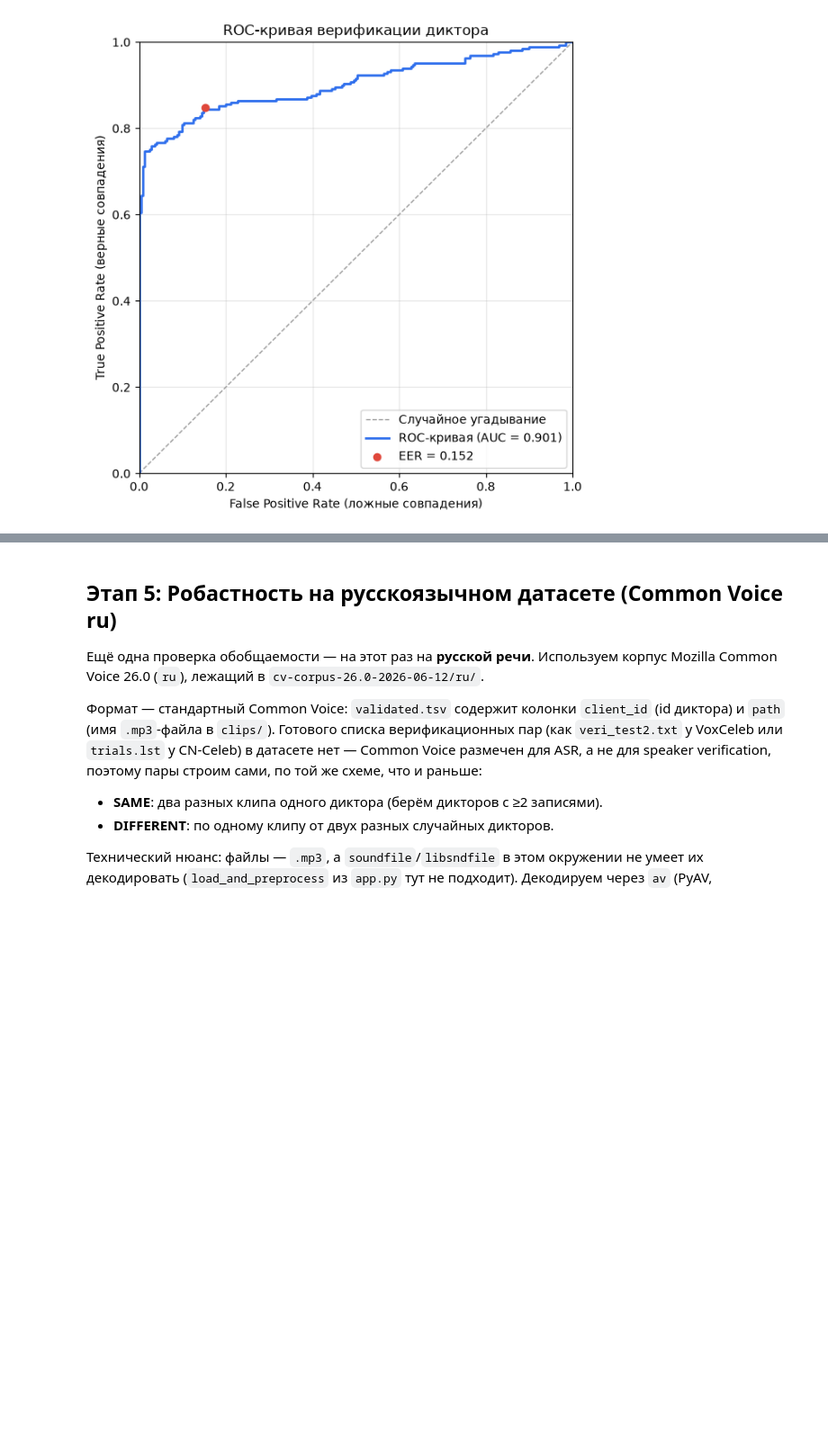
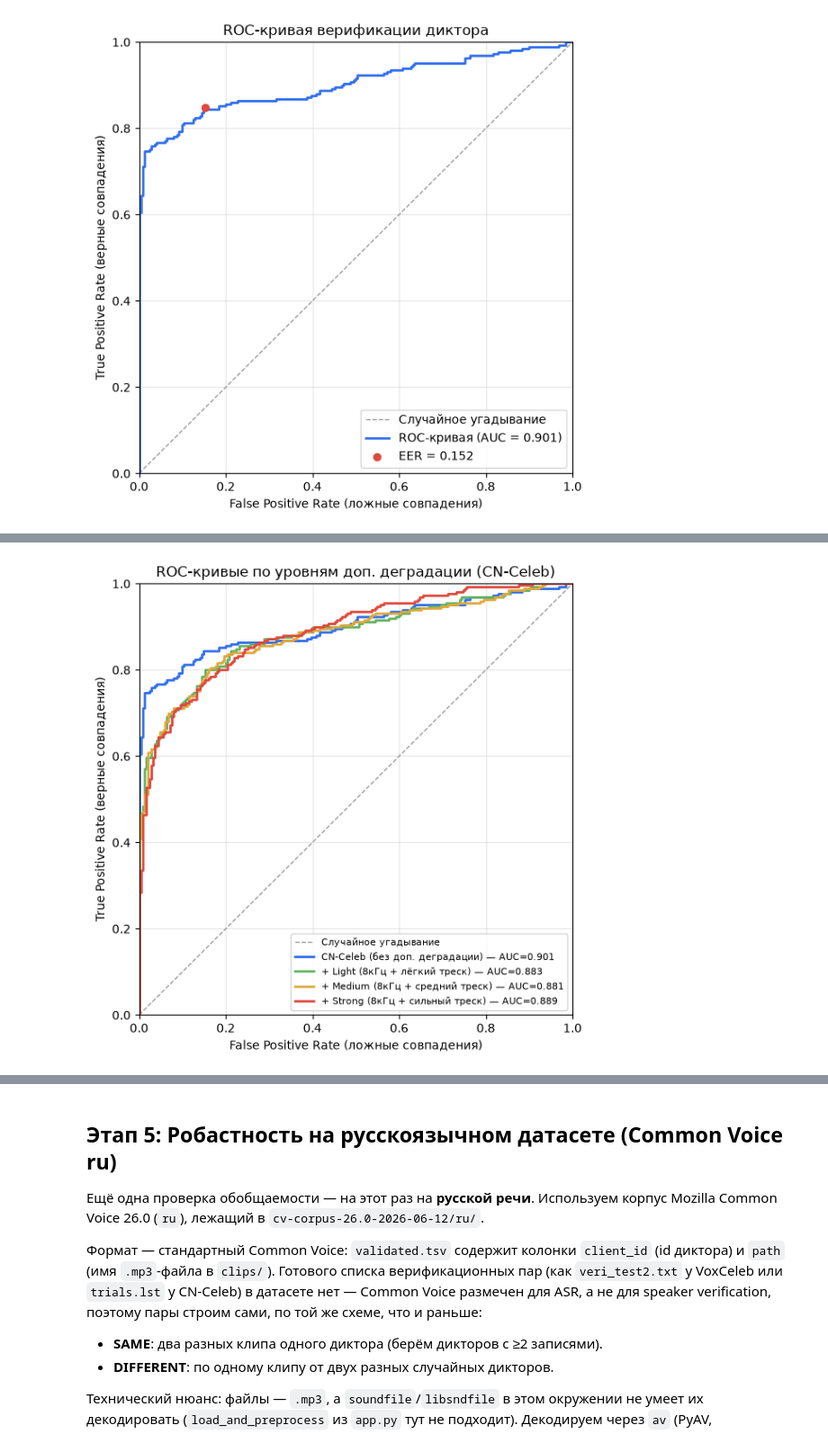
Before and after one commit to Artyom112/mia_task, a Jupyter notebook: validation.ipynb, the cells around one changed output, grey strips where cells are left out. Shown at 90% size. Cells and saved outputs as stored; diff of their text form; code cells hidden in the pictures; blank space fills up the shorter version.

Commit message:
Add degradation to cnceleb and common voice ru

```diff
--- a/validation.ipynb
+++ b/validation.ipynb
@@ -732,0 +804,29 @@ _ = plot_roc_curve(cnceleb_results["true_label"], cnceleb_results["score"])
+# %%
+# ROC-кривые по уровням деградации на CN-Celeb — на одном графике.
+fig, ax = plt.subplots(figsize=(6, 6))
+ax.plot([0, 1], [0, 1], linestyle="--", linewidth=1, color="#9a9a9a", label="Случайное угадывание")
+
+level_colors = {"clean": "#2f6fed", "light": "#5fb35f", "medium": "#e0a83c", "strong": "#e0483c"}
+level_labels = {
+    "clean": "CN-Celeb (без доп. деградации)",
+    "light": "+ Light (8кГц + лёгкий треск)",
+    "medium": "+ Medium (8кГц + средний треск)",
+    "strong": "+ Strong (8кГц + сильный треск)",
+}
+
+for level, data in cnceleb_degradation_results.items():
+    fpr, tpr, _ = roc_curve(data["df"]["true_label"], data["df"]["score"])
+    auc = roc_auc_score(data["df"]["true_label"], data["df"]["score"])
+    ax.plot(fpr, tpr, linewidth=2, color=level_colors[level], label=f"{level_labels[level]} — AUC={auc:.3f}")
+
+ax.set_xlabel("False Positive Rate (ложные совпадения)")
+ax.set_ylabel("True Positive Rate (верные совпадения)")
+ax.set_title("ROC-кривые по уровням доп. деградации (CN-Celeb)")
+ax.set_xlim(0, 1)
+ax.set_ylim(0, 1)
+ax.grid(True, alpha=0.3)
+ax.legend(loc="lower right", fontsize=8)
+fig.tight_layout()
+plt.show()
+# %% [output]
+[figure, added]
```
Also changed, not shown: parts of 8 cells of this notebook, 5 other files.
